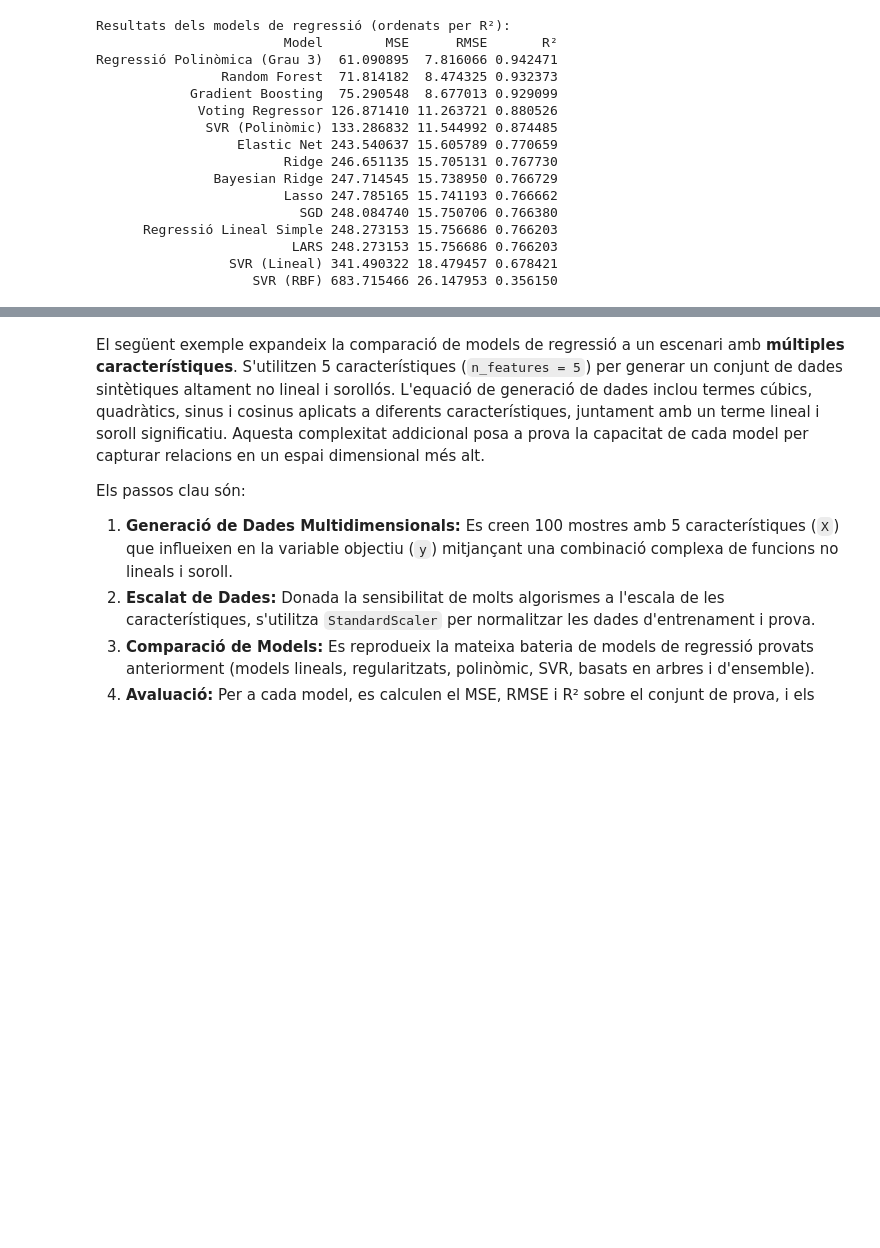
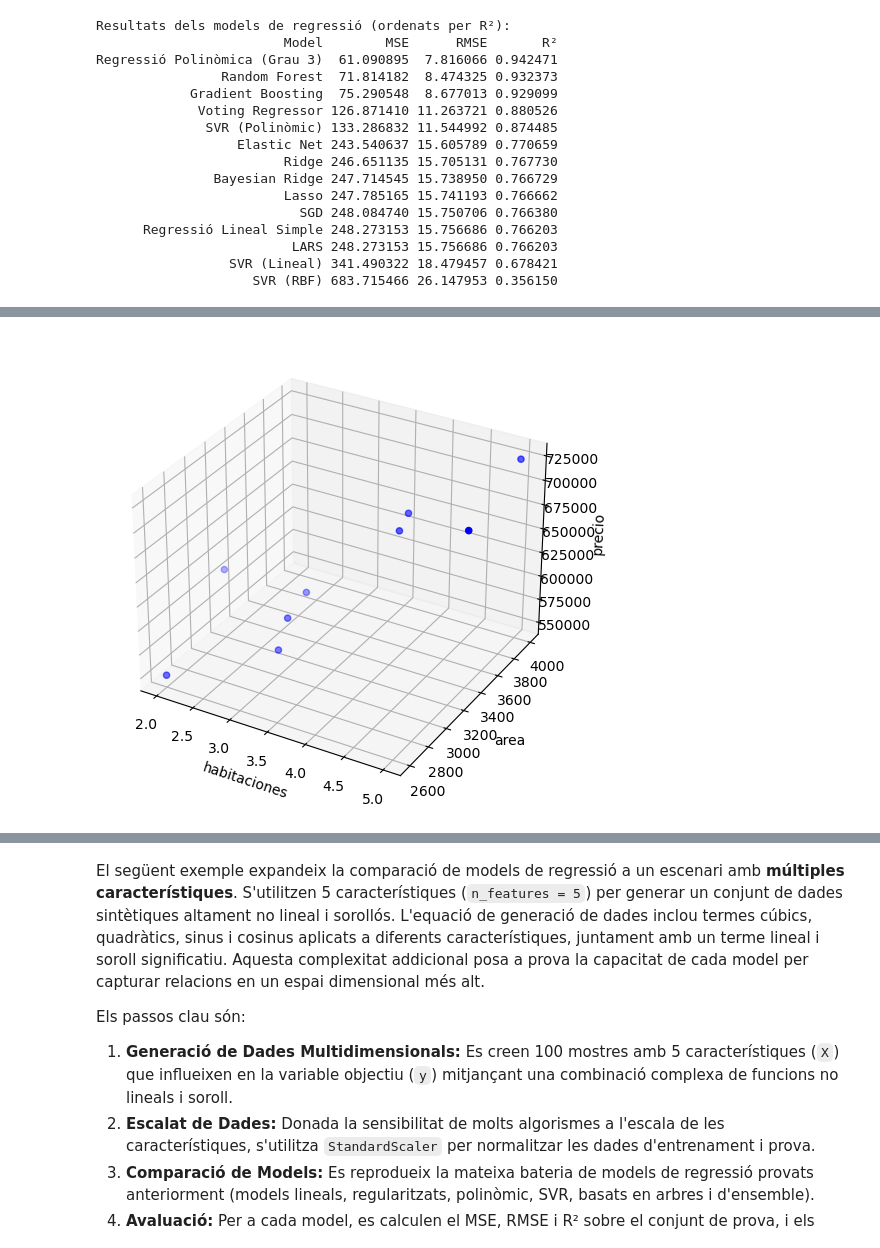
Before and after one commit to xxjcaxx/Disseny-i-avaluacio-de-models, a Jupyter notebook: apunts/documents/regressió.ipynb, the cells around one changed output, grey strips where cells are left out. Saved outputs shown, nothing was run; the diff lists cells and outputs as text; code cells hidden in the pictures; blank space fills up the shorter version.

```diff
--- a/apunts/documents/regressió.ipynb
+++ b/apunts/documents/regressió.ipynb
@@ -677,0 +764,13 @@ Regressió Polinòmica (Grau 3)  61.090895  7.816066 0.942471
+# %%
+attr_y = 'area'
+attr_x = 'habitaciones'
+attr_z = 'precio'
+
+ax = plt.figure().add_subplot(projection = '3d')
+plt.gcf().set_size_inches(8, 6)
+ax.set_xlabel(attr_x)
+ax.set_ylabel(attr_y)
+ax.set_zlabel(attr_z)
+scatter = ax.scatter(df[attr_x], df[attr_y], df[attr_z],color="blue")
+# %% [output]
+[figure, added]
```
Also changed, not shown: parts of 14 cells of this notebook, 25 other files.
